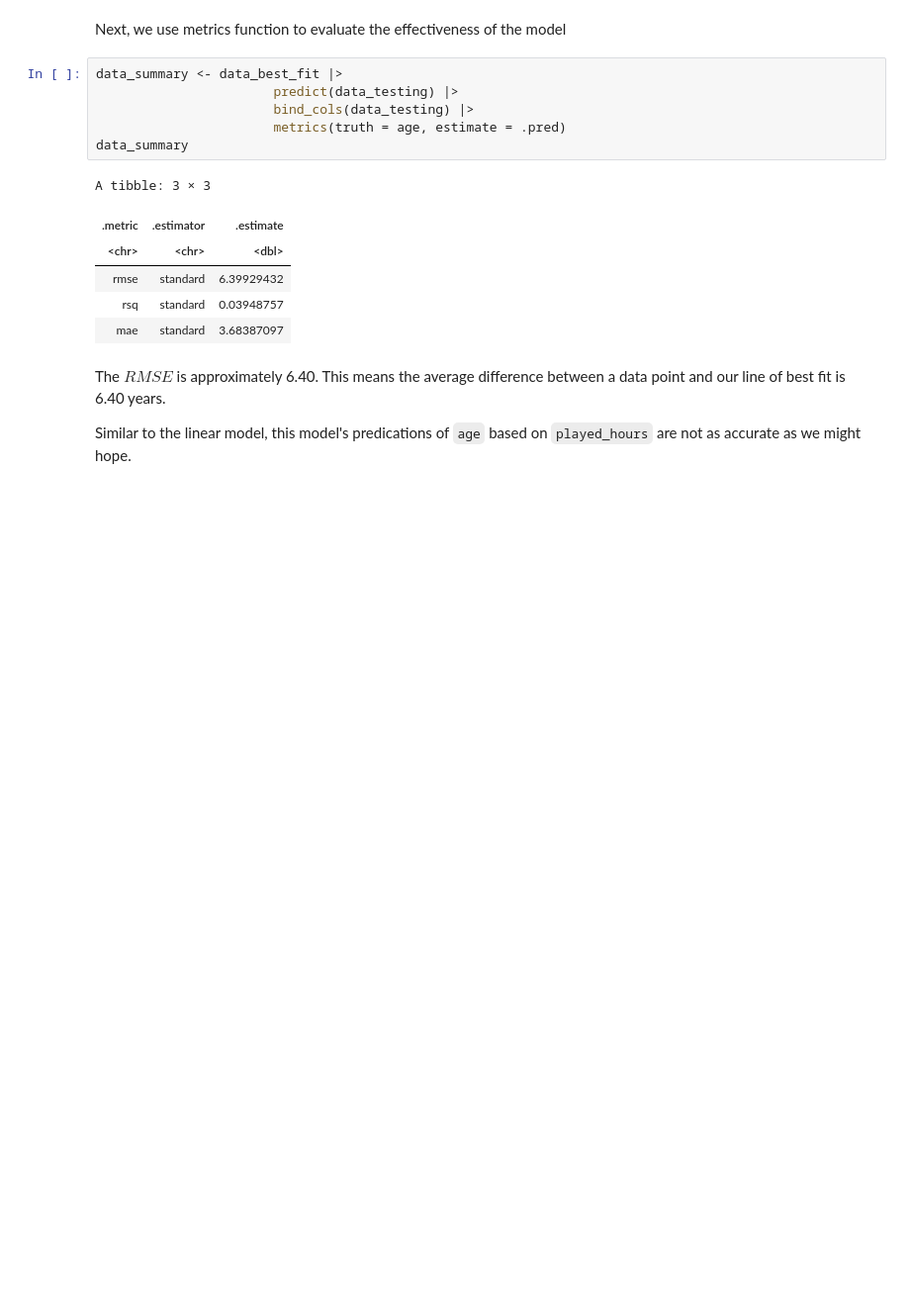
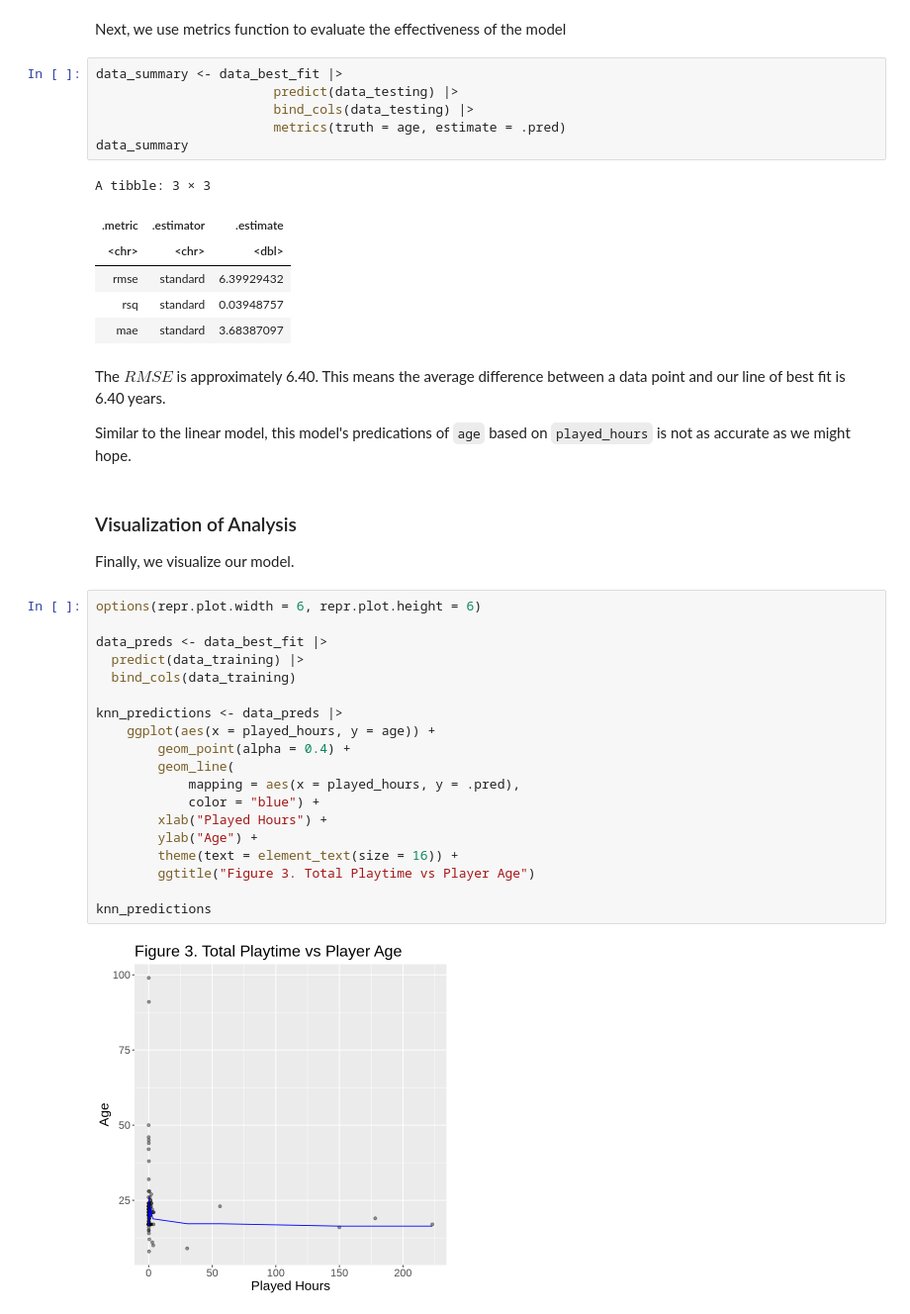
Before and after one commit to Kavisha1141/dsci100_final_project, a Jupyter notebook: project_final_report.ipynb, the cells around one changed output. Shown at 99% size. Cells and saved outputs as stored; diff of their text form; blank space fills up the shorter version.

```diff
--- a/project_final_report.ipynb
+++ b/project_final_report.ipynb
@@ -458,7 +459,32 @@ A tibble: 3 × 3
 # %% [markdown]
 The $RMSE$ is approximately 6.40. This means the average difference between a data point and our line of best fit is 6.40 years.
 
-Similar to the linear model, this model's predications of `age` based on `played_hours` are not as accurate as we might hope.
+Similar to the linear model, this model's predications of `age` based on `played_hours` is not as accurate as we might hope.
+# %% [markdown]
+<h3>Visualization of Analysis</h3>
+
+Finally, we visualize our model.
+# %%
+options(repr.plot.width = 6, repr.plot.height = 6)
+
+data_preds <- data_best_fit |>
+  predict(data_training) |>
+  bind_cols(data_training)
+
+knn_predictions <- data_preds |>
+	ggplot(aes(x = played_hours, y = age)) +
+    	geom_point(alpha = 0.4) +
+    	geom_line(
+        	mapping = aes(x = played_hours, y = .pred),
+        	color = "blue") +
+    	xlab("Played Hours") +
+    	ylab("Age") +
+    	theme(text = element_text(size = 16)) +
+    	ggtitle("Figure 3. Total Playtime vs Player Age")
+
+knn_predictions
+# %% [output]
+[figure, added]
 # %% [markdown]
 <h2>Discussion</h2>
 
```
Also changed, not shown: parts of 2 cells of this notebook.
